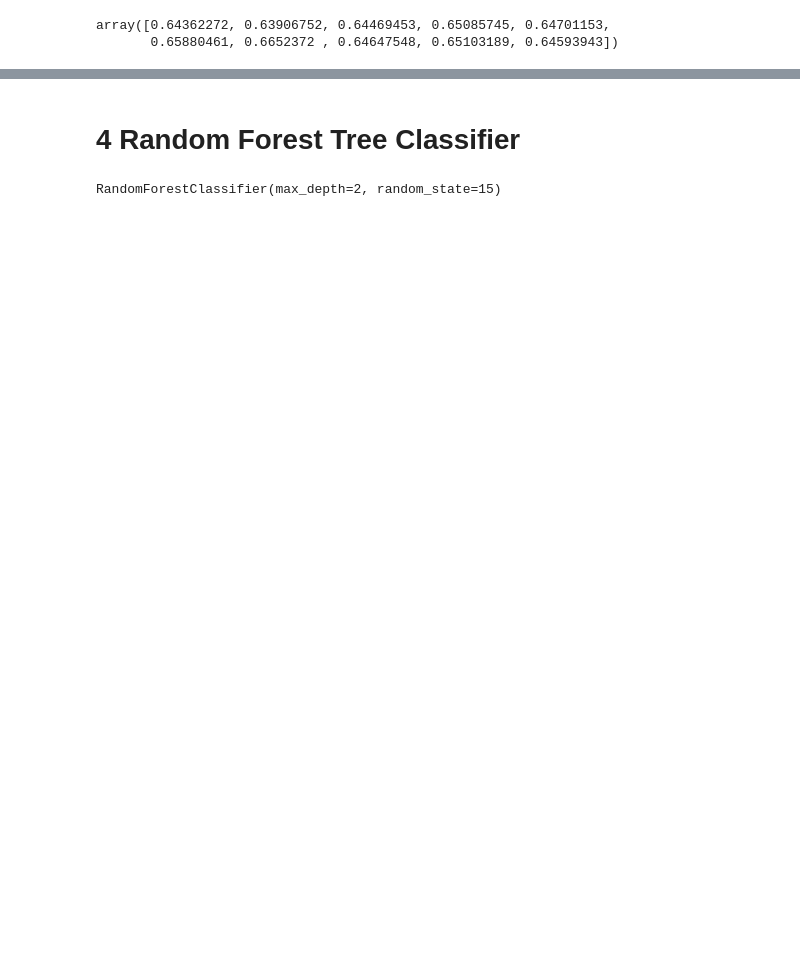
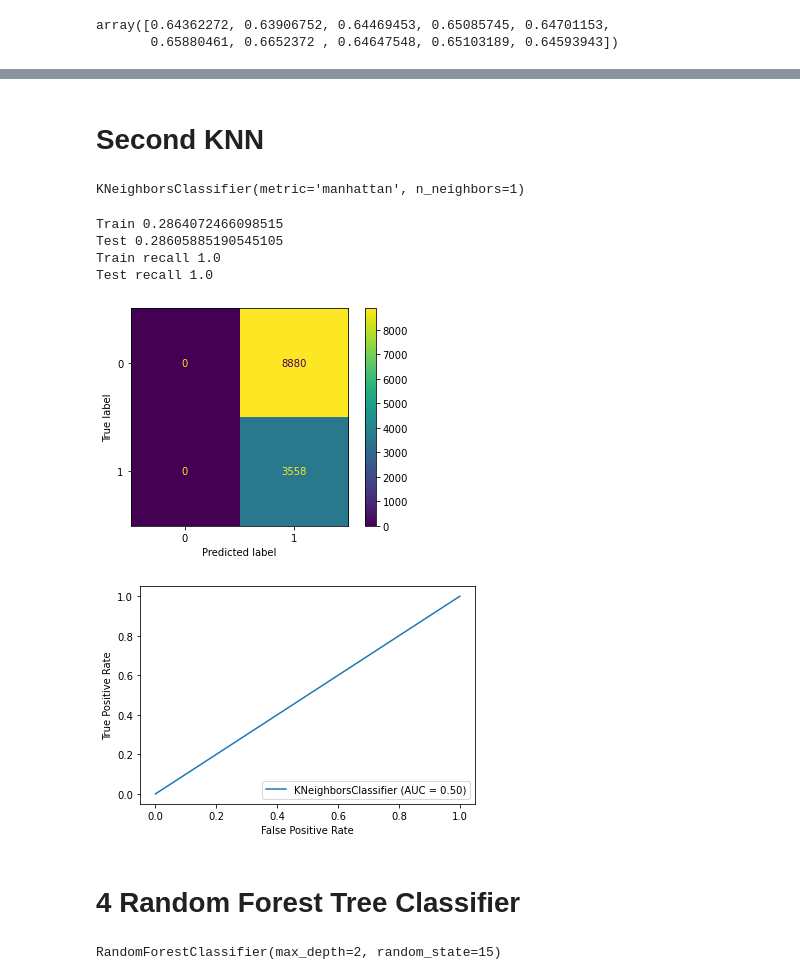
Before and after one commit to chris-helmerson/Cellular_Customer_Churn_Prediction, a Jupyter notebook: Mide.ipynb, the cells around one changed output, grey strips where cells are left out. Saved outputs shown, nothing was run; the diff lists cells and outputs as text; code cells hidden in the pictures; blank space fills up the shorter version.

```diff
--- a/Mide.ipynb
+++ b/Mide.ipynb
@@ -372,0 +411,8 @@ SyntaxError: unexpected EOF while parsing (<ipython-input-132-61e32b382cd3>, lin
+# %%
+grid = {
+    'n_neighbors': [1, 3, 5],
+    'metric': ['minkowski', 'manhattan'],
+    'weights': ['uniform', 'distance']
+}
+# %%
+gs = GridSearchCV(estimator=knn_model, param_grid=grid,scoring='recall', cv=5)
@@ -373,3 +435,39 @@ SyntaxError: unexpected EOF while parsing (<ipython-input-132-61e32b382cd3>, lin
+# %% [markdown]
+
+# Second KNN
+# %%
+neigh = KNeighborsClassifier(metric = 'manhattan', n_neighbors=1,weights = 'uniform' )
+neigh.fit(X_train_resampled, y_train_resampled)
+# %% [output]
+KNeighborsClassifier(metric='manhattan', n_neighbors=1)
+# %%
+mscale = MinMaxScaler()
+X_train_mscaled = mscale.fit_transform(X_train)
+X_test_mscaled = mscale.transform(X_test)
+
+y_hat_train = neigh.predict(X_train_mscaled)
+y_hat_test = neigh.predict(X_test_mscaled)
+
+
+print(f'Train {accuracy_score(y_train, y_hat_train)}')
+print(f'Test {accuracy_score(y_test, y_hat_test)}')
+
+
+print(f'Train recall {recall_score(y_train, y_hat_train)}')
+print(f'Test recall {recall_score(y_test, y_hat_test)}')
+
+
+
+
+plot_confusion_matrix(neigh, X_test_mscaled, y_test);
+plot_roc_curve(neigh, X_test_mscaled, y_test);
+# %% [output]
+Train 0.2864072466098515
+Test 0.28605885190545105
+Train recall 1.0
+Test recall 1.0
+[figure, added]
+[figure, added]
 # %% [markdown]
 # 4 Random Forest Tree Classifier
 # %%
```
Also changed, not shown: parts of 15 cells of this notebook.
